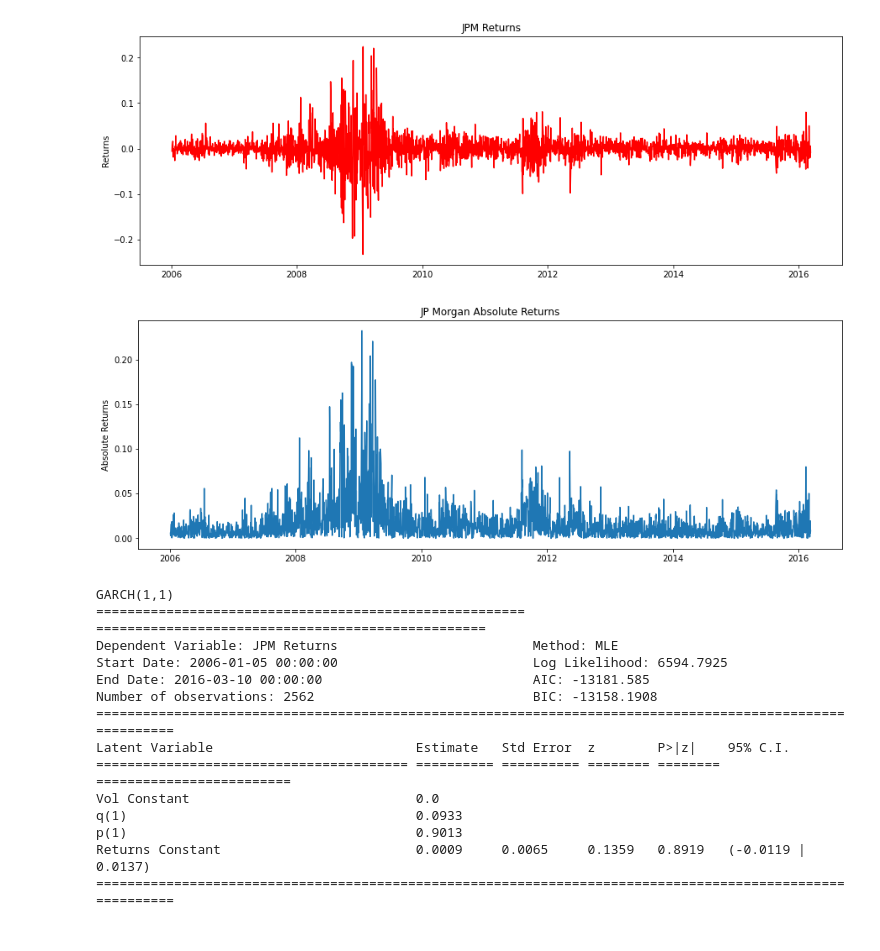
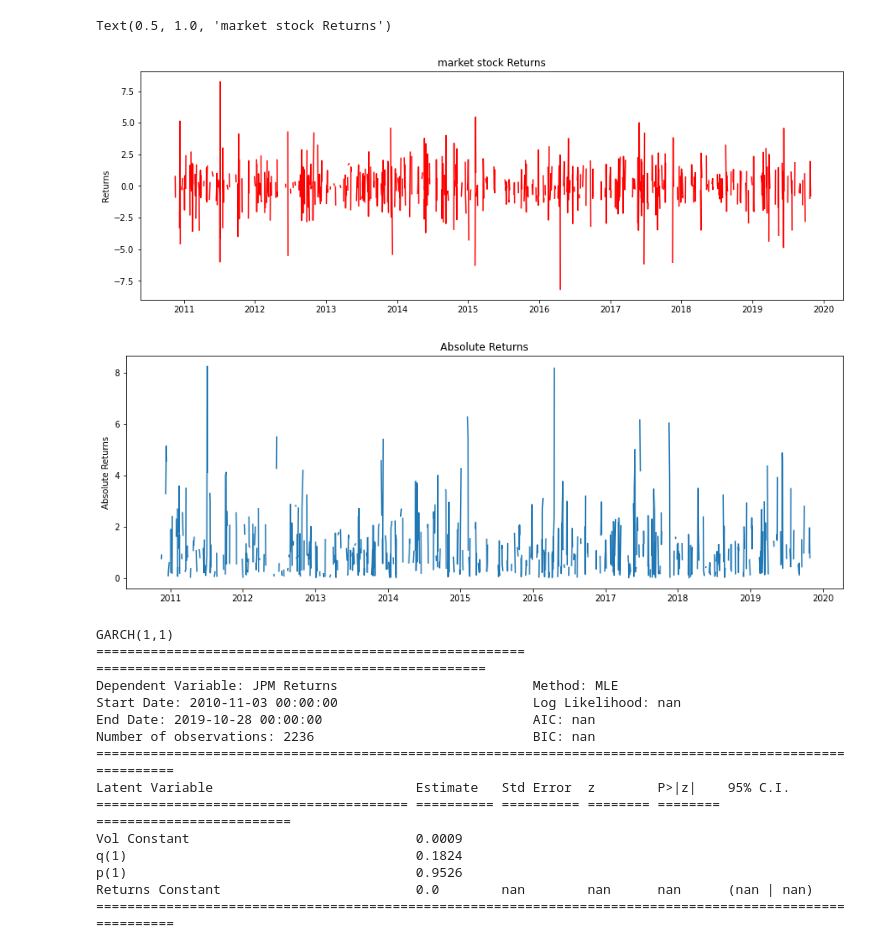
Before and after one commit to lnsongxf/dynamic-conditional-correlation, a Jupyter notebook: notebook.ipynb, the cells around one changed output. Cells and saved outputs as stored; diff of their text form; code cells hidden in the pictures.

Commit message:
reader

```diff
--- a/notebook.ipynb
+++ b/notebook.ipynb
@@ -7,3 +7,8 @@ from pandas_datareader import DataReader
 from datetime import datetime
 import matplotlib.pyplot as plt
 %matplotlib inline
+# %%
+data = pd.read_excel('data.xlsx')
+data = data.fillna(0)
+data = data.set_index('Date')
+data
@@ -9,0 +30,2 @@ import matplotlib.pyplot as plt
+# %%
+data = pf.GARCH.transformer(data)
@@ -10,22 +47,23 @@ import matplotlib.pyplot as plt
 # %%
-jpm = DataReader('JPM',  'yahoo', datetime(2006,1,1), datetime(2016,3,10))
+jpm = data
 returns = pd.DataFrame(np.diff(np.log(jpm['Adj Close'].values)))
 returns.index = jpm.index.values[1:jpm.index.values.shape[0]]
 returns.columns = ['JPM Returns']
 
 plt.figure(figsize=(15,5));
-plt.plot(returns.index,returns, color='r');
-plt.ylabel('Returns');
-plt.title('JPM Returns');
+plt.plot(returns.index,returns, color='r')
+plt.ylabel('Returns')
+plt.title('markReturns')
 # %% [output]
+Text(0.5, 1.0, 'market stock Returns')
-[figure, old version]
+[figure, new version]
 # %%
 plt.figure(figsize=(15,5))
 plt.plot(returns.index, np.abs(returns))
 plt.ylabel('Absolute Returns')
-plt.title('JP Morgan Absolute Returns');
+plt.title('Absolute Returns');
 # %% [output]
-[figure, old version]
+[figure, new version]
 # %%
 model = pf.GARCH(returns, p=1, q=1)
 x = model.fit()
@@ -34,14 +72,14 @@ x.summary()
 GARCH(1,1)
 ======================================================= ==================================================
 Dependent Variable: JPM Returns                         Method: MLE
-Start Date: 2006-01-05 00:00:00                         Log Likelihood: 6594.7925
-End Date: 2016-03-10 00:00:00                           AIC: -13181.585
-Number of observations: 2562                            BIC: -13158.1908
+Start Date: 2010-11-03 00:00:00                         Log Likelihood: nan
+End Date: 2019-10-28 00:00:00                           AIC: nan
+Number of observations: 2236                            BIC: nan
 ==========================================================================================================
 Latent Variable                          Estimate   Std Error  z        P>|z|    95% C.I.
 ======================================== ========== ========== ======== ======== =========================
-Vol Constant                             0.0
-q(1)                                     0.0933
-p(1)                                     0.9013
-Returns Constant                         0.0009     0.0065     0.1359   0.8919   (-0.0119 | 0.0137)
+Vol Constant                             0.0009
+q(1)                                     0.1824
+p(1)                                     0.9526
+Returns Constant                         0.0        nan        nan      nan      (nan | nan)
 ==========================================================================================================
```
Also changed, not shown: parts of 2 cells of this notebook.
